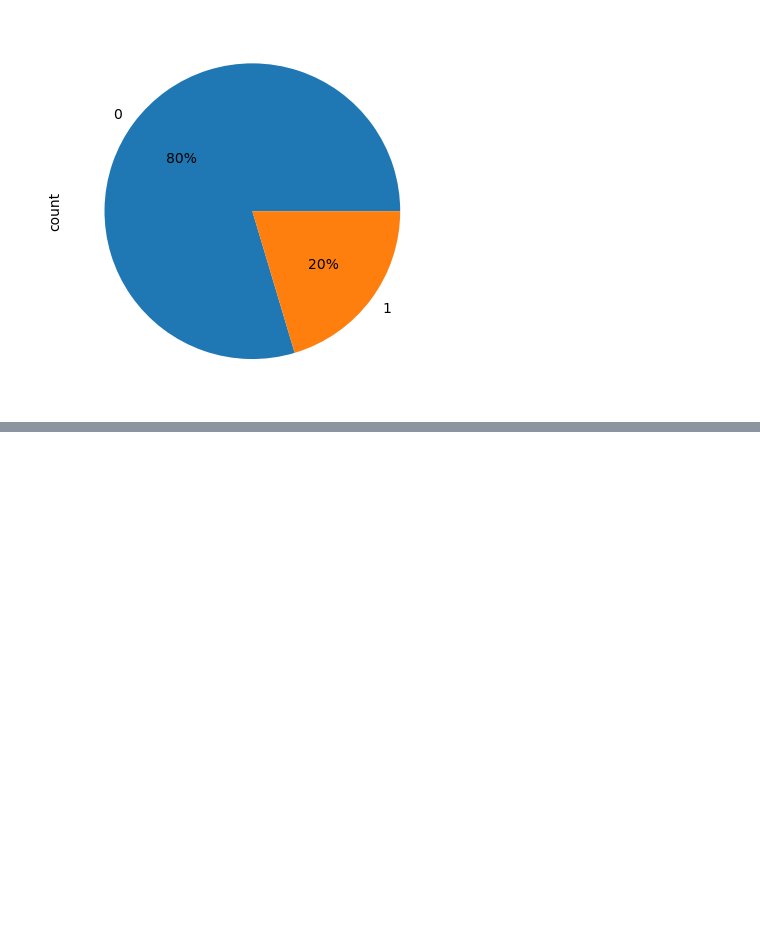
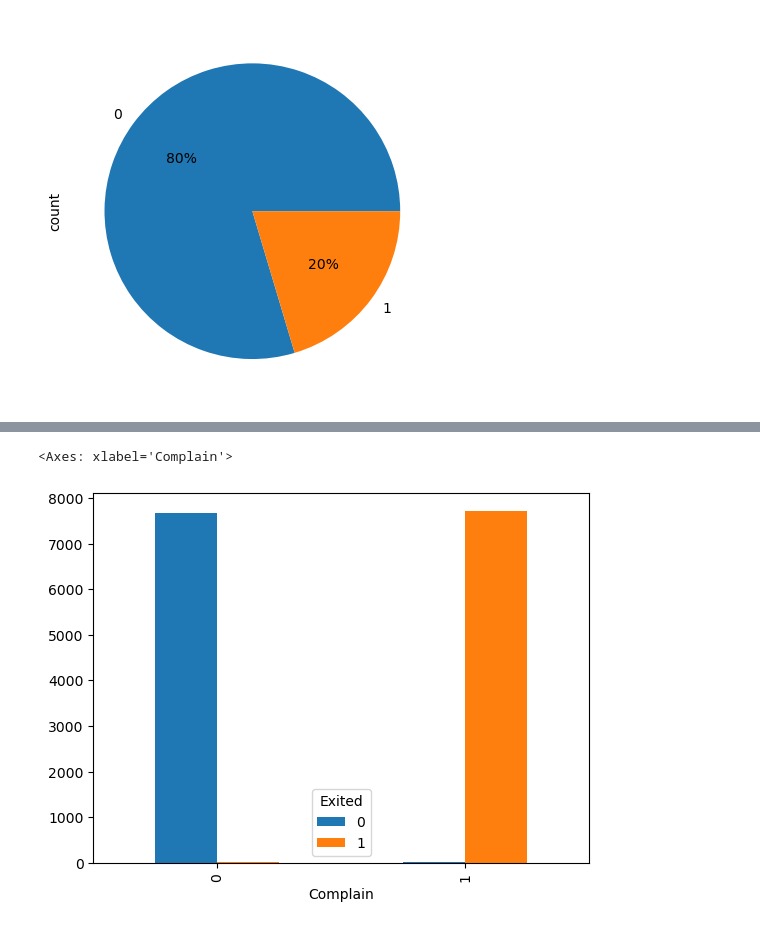
Before and after one commit to 19165/DS-Project, a Jupyter notebook: BankCustomerChurn.ipynb, the cells around one changed output, grey strips where cells are left out. Cells and saved outputs as stored; diff of their text form; code cells hidden in the pictures; blank space fills up the shorter version.

```diff
--- a/BankCustomerChurn.ipynb
+++ b/BankCustomerChurn.ipynb
@@ -448,0 +537,5 @@ df['Exited'].value_counts().plot(kind='pie', autopct='%1.0f%%')
+# %%
+df2_no_outlier.groupby(['Complain', 'Exited'])['Exited'].count().unstack().plot(kind='bar')
+# %% [output]
+<Axes: xlabel='Complain'>
+[figure, added]
```
Also changed, not shown: parts of 18 cells of this notebook.
